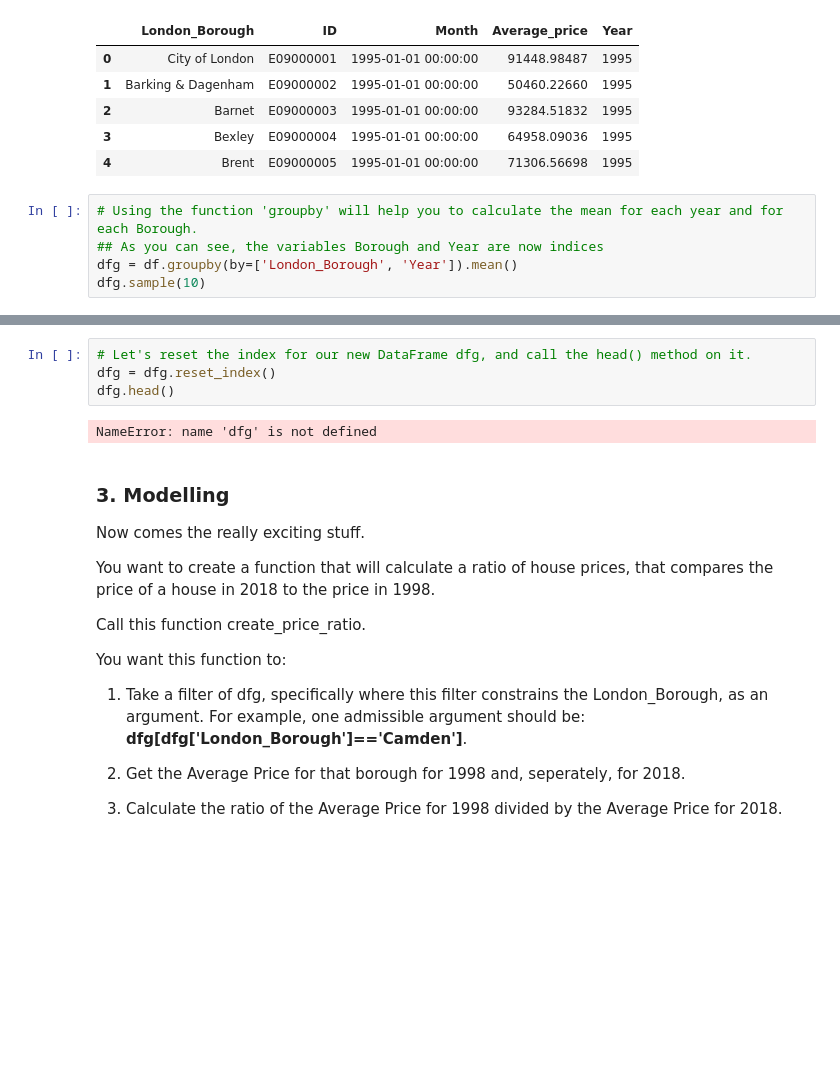
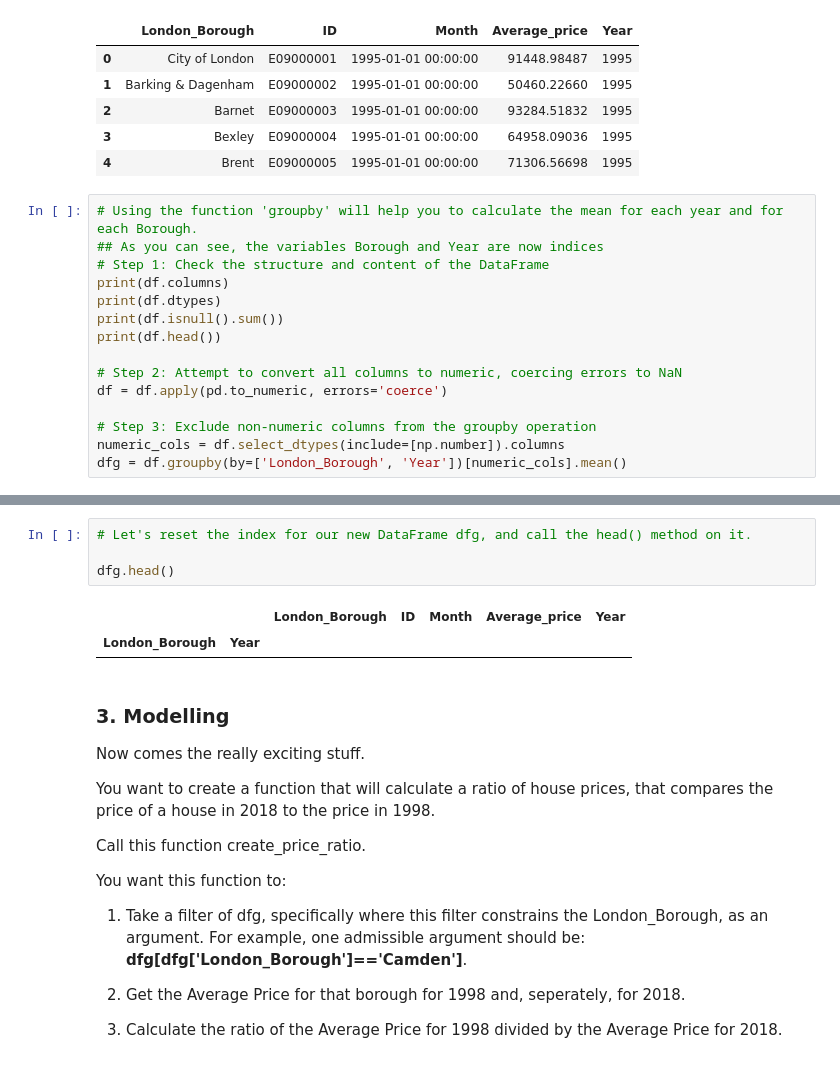
Before and after one commit to jmaloney95/2024-BOOTCAMP, a Jupyter notebook: Unit 4 Challenge - Tier 1.ipynb, the cells around one changed output, grey strips where cells are left out. Drawn from its saved outputs; the diff is of its cells as text; blank space fills up the shorter version.

```diff
--- a/Unit 4 Challenge - Tier 1.ipynb
+++ b/Unit 4 Challenge - Tier 1.ipynb
@@ -722,6 +722,16 @@ df.head()
 # %%
 # Using the function 'groupby' will help you to calculate the mean for each year and for each Borough.
 ## As you can see, the variables Borough and Year are now indices
-dfg = df.groupby(by=['London_Borough', 'Year']).mean()
-dfg.sample(10)
+# Step 1: Check the structure and content of the DataFrame
+print(df.columns)
+print(df.dtypes)
+print(df.isnull().sum())
+print(df.head())
+
+# Step 2: Attempt to convert all columns to numeric, coercing errors to NaN
+df = df.apply(pd.to_numeric, errors='coerce')
+
+# Step 3: Exclude non-numeric columns from the groupby operation
+numeric_cols = df.select_dtypes(include=[np.number]).columns
+dfg = df.groupby(by=['London_Borough', 'Year'])[numeric_cols].mean()
 # %% [output]
@@ -729,9 +757,10 @@ TypeError: agg function failed [how->mean,dtype->object]
 # %%
 # Let's reset the index for our new DataFrame dfg, and call the head() method on it.
-dfg = dfg.reset_index()
+
 dfg.head()
 # %% [output]
-NameError: name 'dfg' is not defined
+|  |  | London_Borough | ID | Month | Average_price | Year |
+| London_Borough | Year |  |  |  |  |  |
 # %% [markdown]
 ### 3. Modelling
 Now comes the really exciting stuff.
```
Also changed, not shown: parts of 3 cells of this notebook, 1 other file.
